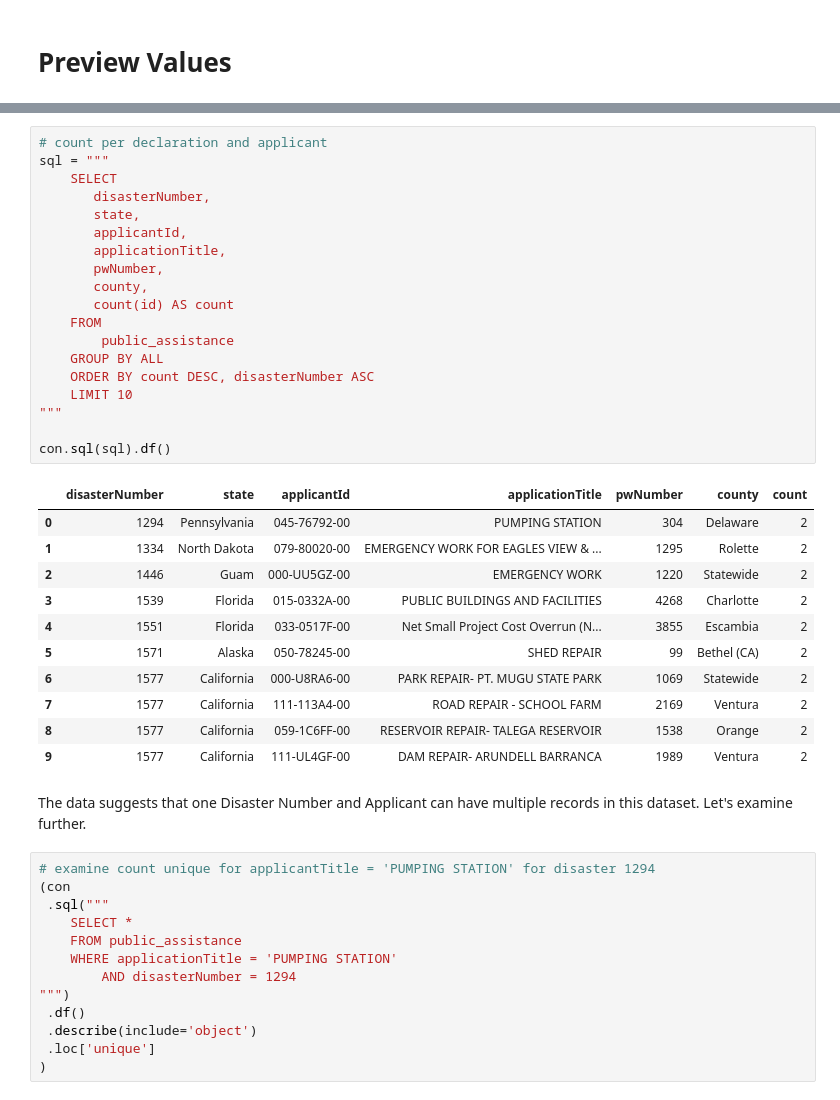
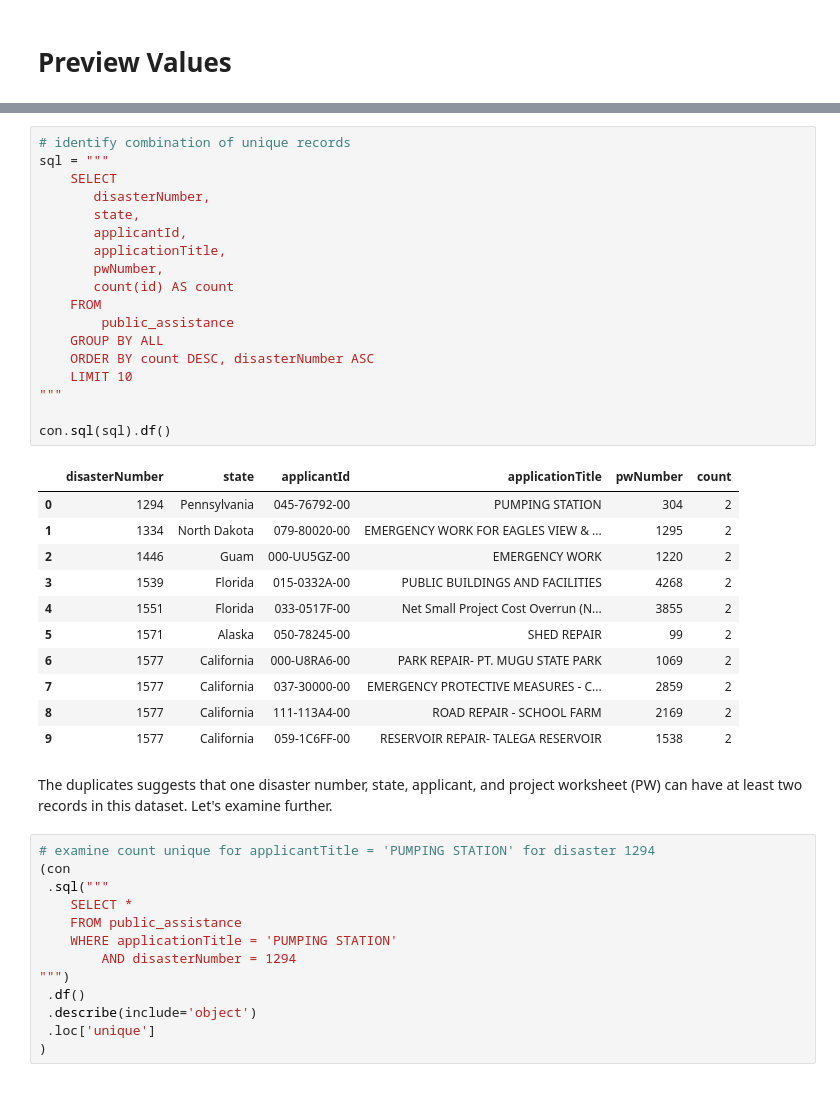
Before and after one commit to mebauer/fema-disaster-information, a Jupyter notebook: public-assistance.ipynb, the cells around one changed output, grey strips where cells are left out. Drawn from its saved outputs; the diff is of its cells as text.

```diff
--- a/public-assistance.ipynb
+++ b/public-assistance.ipynb
@@ -244,36 +265,35 @@ con.sql(sql).df().iloc[:, 12:]
 # %%
-# count per declaration and applicant
+# identify combination of unique records
 sql = """
     SELECT
        disasterNumber,
        state,
        applicantId,
        applicationTitle,
        pwNumber,
-       county,
        count(id) AS count
     FROM
         public_assistance
     GROUP BY ALL
     ORDER BY count DESC, disasterNumber ASC
     LIMIT 10
 """
 
 con.sql(sql).df()
 # %% [output]
-|  | disasterNumber | state | applicantId | applicationTitle | pwNumber | county | count |
-| 0 | 1294 | Pennsylvania | 045-76792-00 | PUMPING STATION | 304 | Delaware | 2 |
-| 1 | 1334 | North Dakota | 079-80020-00 | EMERGENCY WORK FOR EAGLES VIEW & ... | 1295 | Rolette | 2 |
-| 2 | 1446 | Guam | 000-UU5GZ-00 | EMERGENCY WORK | 1220 | Statewide | 2 |
-| 3 | 1539 | Florida | 015-0332A-00 | PUBLIC BUILDINGS AND FACILITIES | 4268 | Charlotte | 2 |
-| 4 | 1551 | Florida | 033-0517F-00 | Net Small Project Cost Overrun (N... | 3855 | Escambia | 2 |
-| 5 | 1571 | Alaska | 050-78245-00 | SHED REPAIR | 99 | Bethel (CA) | 2 |
-| 6 | 1577 | California | 000-U8RA6-00 | PARK REPAIR- PT. MUGU STATE PARK | 1069 | Statewide | 2 |
-| 7 | 1577 | California | 111-113A4-00 | ROAD REPAIR - SCHOOL FARM | 2169 | Ventura | 2 |
-| 8 | 1577 | California | 059-1C6FF-00 | RESERVOIR REPAIR- TALEGA RESERVOIR | 1538 | Orange | 2 |
-| 9 | 1577 | California | 111-UL4GF-00 | DAM REPAIR- ARUNDELL BARRANCA | 1989 | Ventura | 2 |
+|  | disasterNumber | state | applicantId | applicationTitle | pwNumber | count |
+| 0 | 1294 | Pennsylvania | 045-76792-00 | PUMPING STATION | 304 | 2 |
+| 1 | 1334 | North Dakota | 079-80020-00 | EMERGENCY WORK FOR EAGLES VIEW & ... | 1295 | 2 |
+| 2 | 1446 | Guam | 000-UU5GZ-00 | EMERGENCY WORK | 1220 | 2 |
+| 3 | 1539 | Florida | 015-0332A-00 | PUBLIC BUILDINGS AND FACILITIES | 4268 | 2 |
+| 4 | 1551 | Florida | 033-0517F-00 | Net Small Project Cost Overrun (N... | 3855 | 2 |
+| 5 | 1571 | Alaska | 050-78245-00 | SHED REPAIR | 99 | 2 |
+| 6 | 1577 | California | 000-U8RA6-00 | PARK REPAIR- PT. MUGU STATE PARK | 1069 | 2 |
+| 7 | 1577 | California | 037-30000-00 | EMERGENCY PROTECTIVE MEASURES - C... | 2859 | 2 |
+| 8 | 1577 | California | 111-113A4-00 | ROAD REPAIR - SCHOOL FARM | 2169 | 2 |
+| 9 | 1577 | California | 059-1C6FF-00 | RESERVOIR REPAIR- TALEGA RESERVOIR | 1538 | 2 |
 # %% [markdown]
-The data suggests that one Disaster Number and Applicant can have multiple records in this dataset. Let's examine further.
+The duplicates suggests that one disaster number, state, applicant, and project worksheet (PW) can have at least two records in this dataset. Let's examine further.
 # %%
 # examine count unique for applicantTitle = 'PUMPING STATION' for disaster 1294
 (con
```
Also changed, not shown: parts of 38 cells of this notebook, 1 other file.
